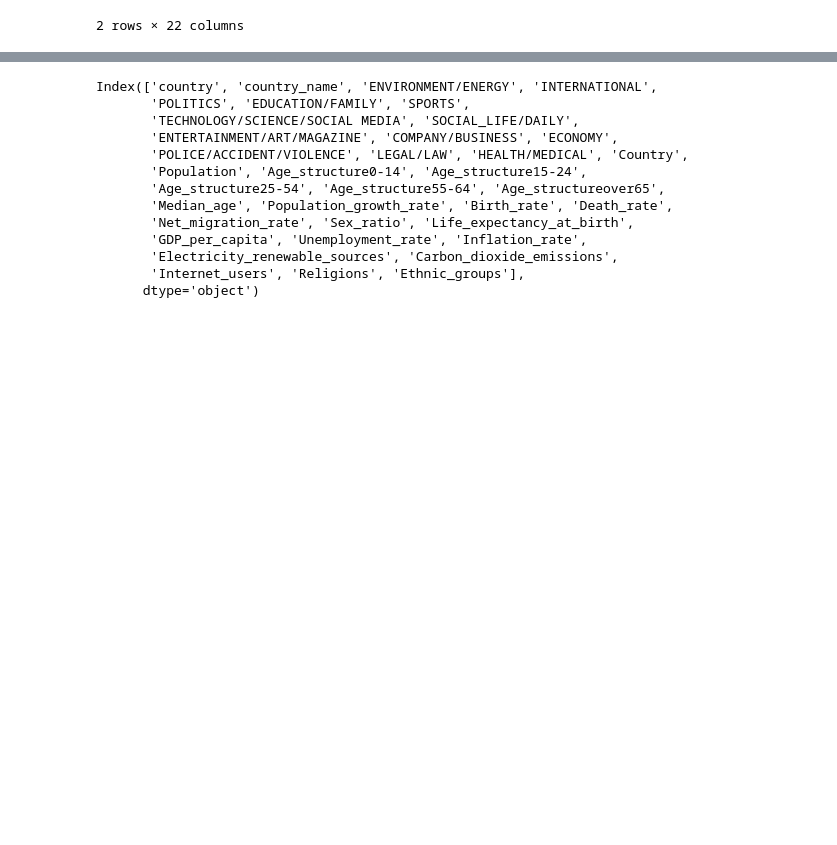
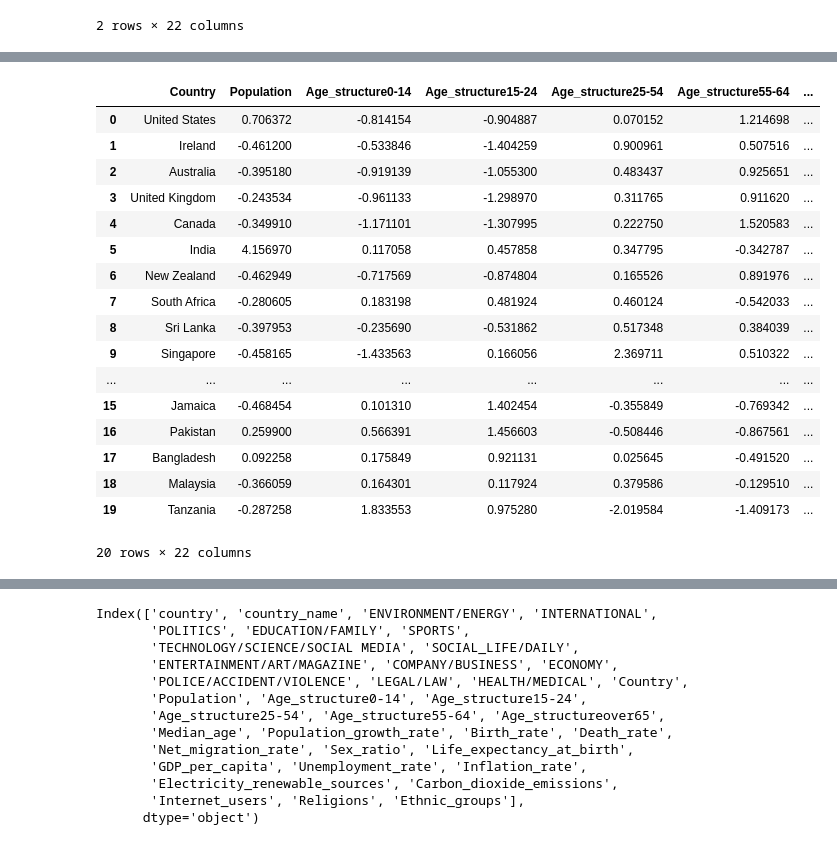
Before and after one commit to camligorkem/ADA_2018_Project, a Jupyter notebook: Notebooks/Data_Analysis.ipynb, the cells around one changed output, grey strips where cells are left out. Drawn from its saved outputs; the diff is of its cells as text; code cells hidden in the pictures; blank space fills up the shorter version.

```diff
--- a/Notebooks/Data_Analysis.ipynb
+++ b/Notebooks/Data_Analysis.ipynb
@@ -46,3 +46,6 @@ all_facts.head(2)
 | 0 | United States | 323995528 | 18.84 | 13.46 | 39.60 | 12.85 | ... |
 | 1 | Ireland | 4952473 | 21.51 | 11.80 | 43.52 | 10.33 | ... |
 2 rows × 22 columns
+# %%
+cols = all_facts_org.columns
+cols[1:-2]
@@ -48,0 +61,24 @@ all_facts.head(2)
+# %%
+all_facts_std = all_facts_org.copy()
+all_facts_std[cols[1:-2]] = all_facts_std[cols[1:-2]].apply(lambda x: (x - np.mean(x)) / (np.std(x)))
+# %%
+all_facts_std
+# %% [output]
+|  | Country | Population | Age_structure0-14 | Age_structure15-24 | Age_structure25-54 | Age_structure55-64 | ... |
+| 0 | United States | 0.706372 | -0.814154 | -0.904887 | 0.070152 | 1.214698 | ... |
+| 1 | Ireland | -0.461200 | -0.533846 | -1.404259 | 0.900961 | 0.507516 | ... |
+| 2 | Australia | -0.395180 | -0.919139 | -1.055300 | 0.483437 | 0.925651 | ... |
+| 3 | United Kingdom | -0.243534 | -0.961133 | -1.298970 | 0.311765 | 0.911620 | ... |
+| 4 | Canada | -0.349910 | -1.171101 | -1.307995 | 0.222750 | 1.520583 | ... |
+| 5 | India | 4.156970 | 0.117058 | 0.457858 | 0.347795 | -0.342787 | ... |
+| 6 | New Zealand | -0.462949 | -0.717569 | -0.874804 | 0.165526 | 0.891976 | ... |
+| 7 | South Africa | -0.280605 | 0.183198 | 0.481924 | 0.460124 | -0.542033 | ... |
+| 8 | Sri Lanka | -0.397953 | -0.235690 | -0.531862 | 0.517348 | 0.384039 | ... |
+| 9 | Singapore | -0.458165 | -1.433563 | 0.166056 | 2.369711 | 0.510322 | ... |
+| ... | ... | ... | ... | ... | ... | ... | ... |
+| 15 | Jamaica | -0.468454 | 0.101310 | 1.402454 | -0.355849 | -0.769342 | ... |
+| 16 | Pakistan | 0.259900 | 0.566391 | 1.456603 | -0.508446 | -0.867561 | ... |
+| 17 | Bangladesh | 0.092258 | 0.175849 | 0.921131 | 0.025645 | -0.491520 | ... |
+| 18 | Malaysia | -0.366059 | 0.164301 | 0.117924 | 0.379586 | -0.129510 | ... |
+| 19 | Tanzania | -0.287258 | 1.833553 | 0.975280 | -2.019584 | -1.409173 | ... |
+20 rows × 22 columns
```
Also changed, not shown: parts of 28 cells of this notebook, 3 other files.
